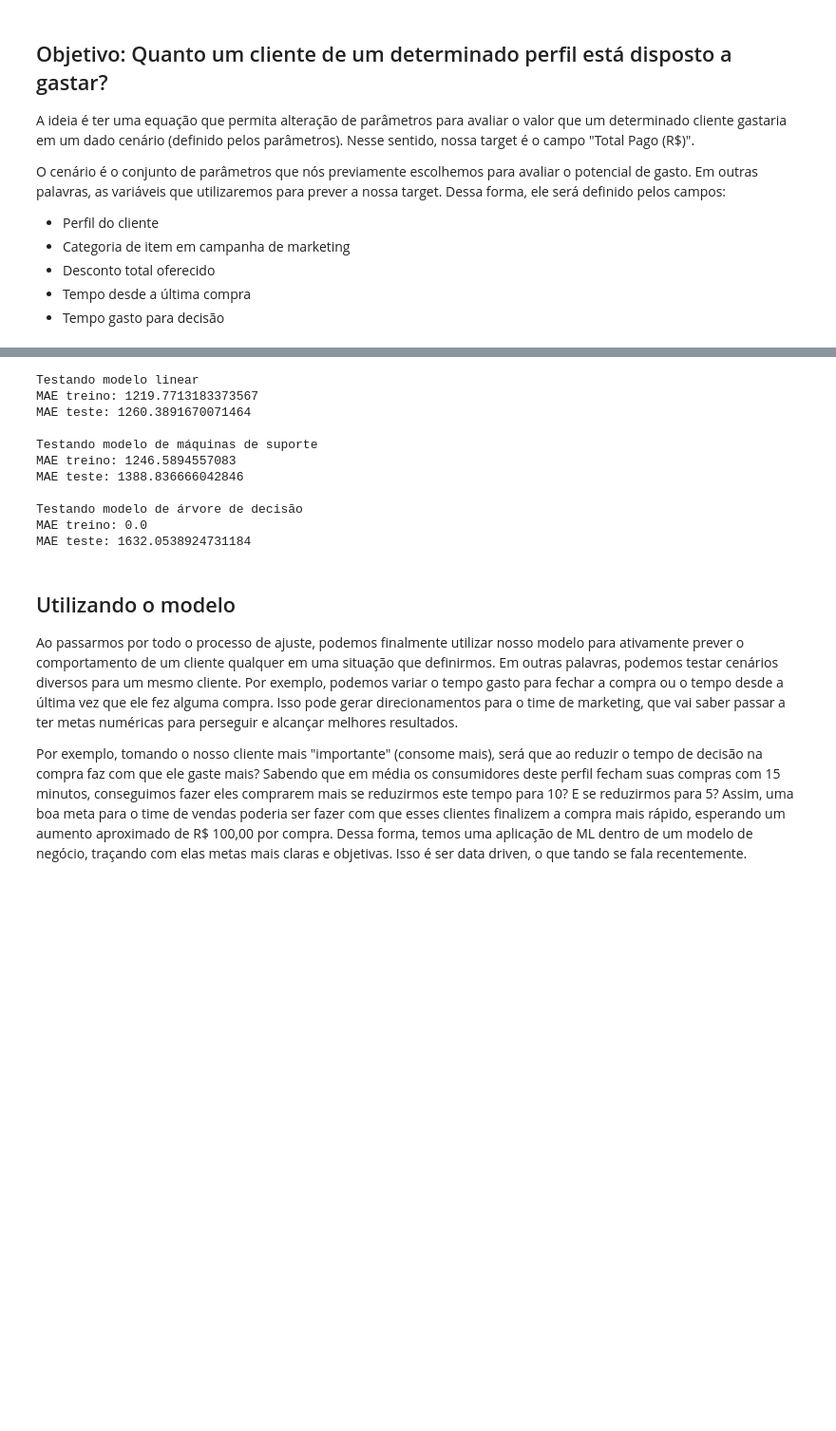
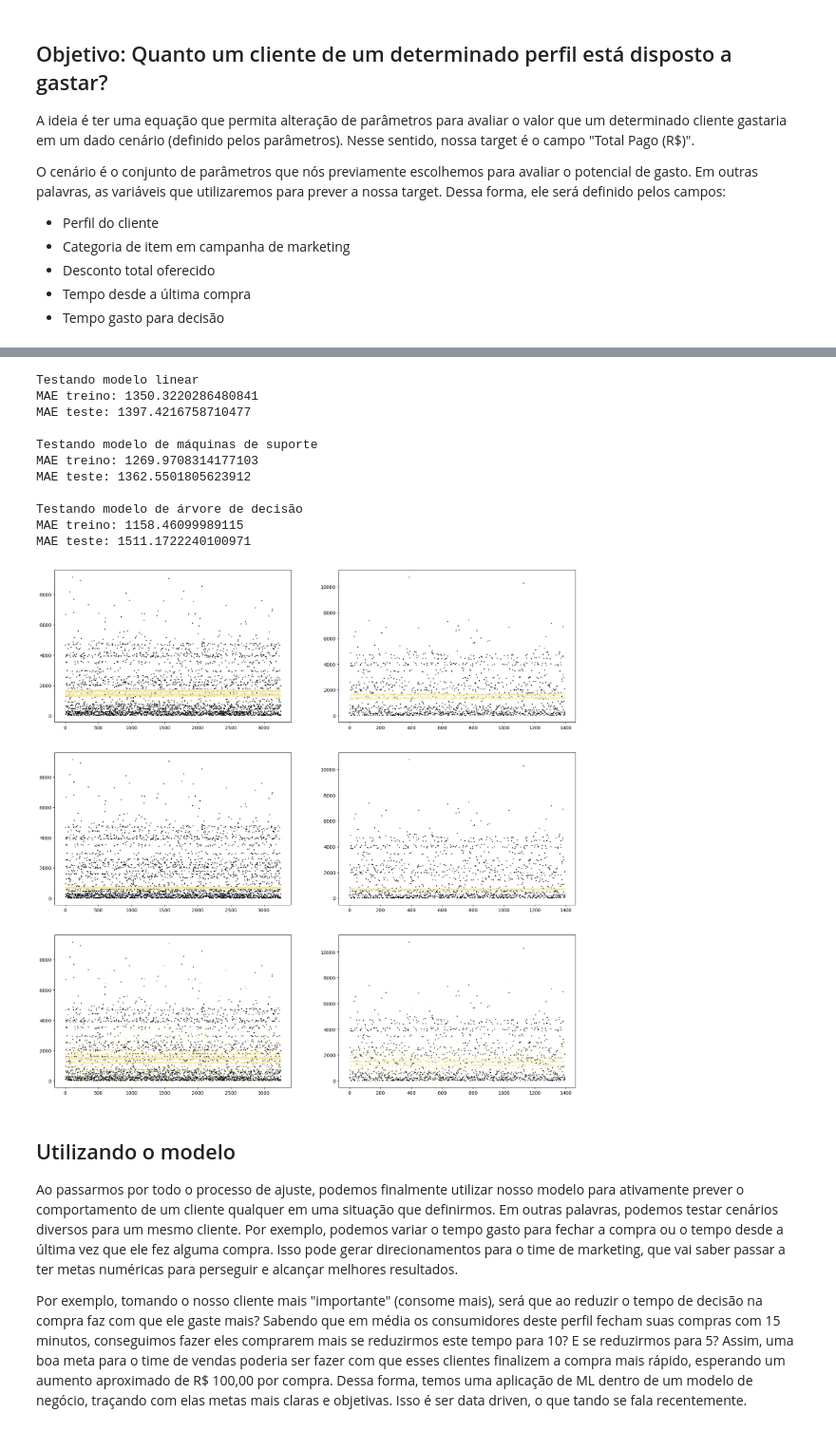
Before and after one commit to BrunoSantosPK/LaranjaLima, a Jupyter notebook: notebooks/ecommerce/regression.ipynb, the cells around one changed output, grey strips where cells are left out. Shown: that part at 95% size. Cells and saved outputs as stored; diff of their text form; code cells hidden in the pictures; blank space fills up the shorter version.

Commit message:
adicionando target encoder e novos graficos

```diff
--- a/notebooks/ecommerce/regression.ipynb
+++ b/notebooks/ecommerce/regression.ipynb
@@ -123,40 +169,83 @@ Mostar o impacto do one hot no modelo de árvore, trocando o encode para target.
 # %%
 dataset = pd.read_csv(f"{BASE_PATH}/data/ml/ecommerce - python - gasto dos clientes.csv")
 pipe = Pipe(dataset)
+pipe.set_encoder(TargetEncoder())
 pipe.split(test=0.3)
 
 pipe.set_target_column("Total Pago (R$)")
-pipe.set_categorical_columns(["Perfil do Cliente", "Campanha em Curso"])
+#pipe.set_categorical_columns(["Perfil do Cliente", "Campanha em Curso"])
 pipe.set_numeric_columns([
     "Desconto Total (%)",
     "Tempo desde a Última Compra (dias)",
-    "Tempo para Finalizar Compra (min)"
+    #"Tempo para Finalizar Compra (min)"
 ])
 pipe.fit_preprocess()
 
 print("Testando modelo linear")
-linear_model = SGDRegressor(loss="squared_error", penalty="l2", alpha=0.001, eta0=0.001, learning_rate="invscaling")
+linear_model = SGDRegressor(loss="squared_error", penalty=None, alpha=0.001, eta0=0.001, learning_rate="invscaling", early_stopping=True, validation_fraction=0.1)
 pipe.train_model(linear_model)
 
 print("\nTestando modelo de máquinas de suporte")
-svm_model = SVR(kernel="poly", C=1, epsilon=0.1, degree=5)
+svm_model = SVR(kernel="rbf", C=1, epsilon=0.1, degree=5)
 pipe.train_model(svm_model)
 
 print("\nTestando modelo de árvore de decisão")
-dt_model = DecisionTreeRegressor()
+dt_model = DecisionTreeRegressor(max_depth=10)
 pipe.train_model(dt_model)
 # %% [output]
 Testando modelo linear
-MAE treino: 1219.7713183373567
-MAE teste: 1260.3891670071464
+MAE treino: 1350.3220286480841
+MAE teste: 1397.4216758710477
 
 Testando modelo de máquinas de suporte
-MAE treino: 1246.5894557083
-MAE teste: 1388.836666042846
+MAE treino: 1269.9708314177103
+MAE teste: 1362.5501805623912
 
 Testando modelo de árvore de decisão
-MAE treino: 0.0
-MAE teste: 1632.0538924731184
+MAE treino: 1158.46099989115
+MAE teste: 1511.1722240100971
+# %%
+fig, ax = plt.subplots(3, 2, figsize=(20, 20))
+x = [i for i in range(0, len(pipe.train))]
+real = pipe.train[pipe.get_target_column()]
+pred = pipe.predict(pipe.train, linear_model)
+ax[0][0].scatter(x, real, color="#000000", s=1)
+ax[0][0].scatter(x, pred, color="#f3e79d", s=1)
+
+x = [i for i in range(0, len(pipe.test))]
+real = pipe.test[pipe.get_target_column()]
+pred = pipe.predict(pipe.test, linear_model)
+ax[0][1].scatter(x, real, color="#000000", s=1)
+ax[0][1].scatter(x, pred, color="#f3e79d", s=1)
+
+x = [i for i in range(0, len(pipe.train))]
+real = pipe.train[pipe.get_target_column()]
+pred = pipe.predict(pipe.train, svm_model)
+ax[1][0].scatter(x, real, color="#000000", s=1)
+ax[1][0].scatter(x, pred, color="#f3e79d", s=1)
+
+x = [i for i in range(0, len(pipe.test))]
+real = pipe.test[pipe.get_target_column()]
+pred = pipe.predict(pipe.test, svm_model)
+ax[1][1].scatter(x, real, color="#000000", s=1)
+ax[1][1].scatter(x, pred, color="#f3e79d", s=1)
+
+x = [i for i in range(0, len(pipe.train))]
+real = pipe.train[pipe.get_target_column()]
+pred = pipe.predict(pipe.train, dt_model)
+ax[2][0].scatter(x, real, color="#000000", s=1)
+ax[2][0].scatter(x, pred, color="#f3e79d", s=1)
+
+x = [i for i in range(0, len(pipe.test))]
+real = pipe.test[pipe.get_target_column()]
+pred = pipe.predict(pipe.test, dt_model)
+ax[2][1].scatter(x, real, color="#000000", s=1)
+ax[2][1].scatter(x, pred, color="#f3e79d", s=1)
+
+
+plt.show()
+# %% [output]
+[figure, added]
 # %% [markdown]
 ## Utilizando o modelo
 
```
Also changed, not shown: parts of 6 cells of this notebook.
